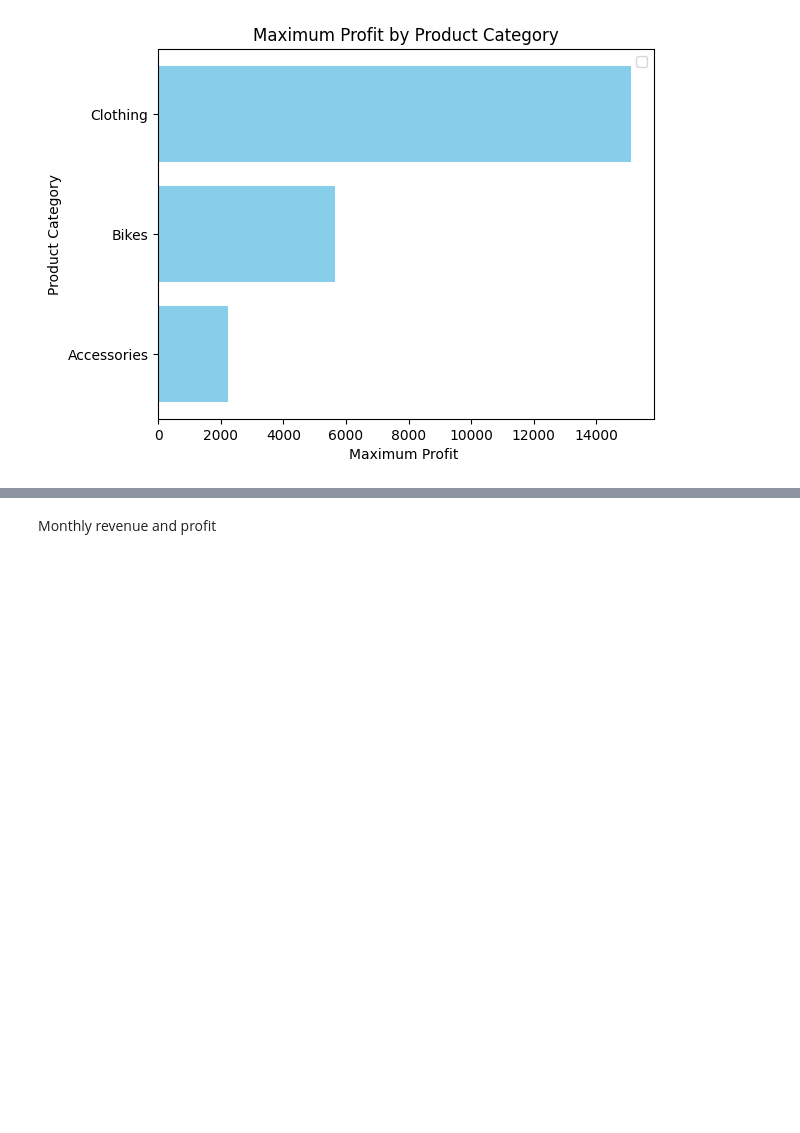
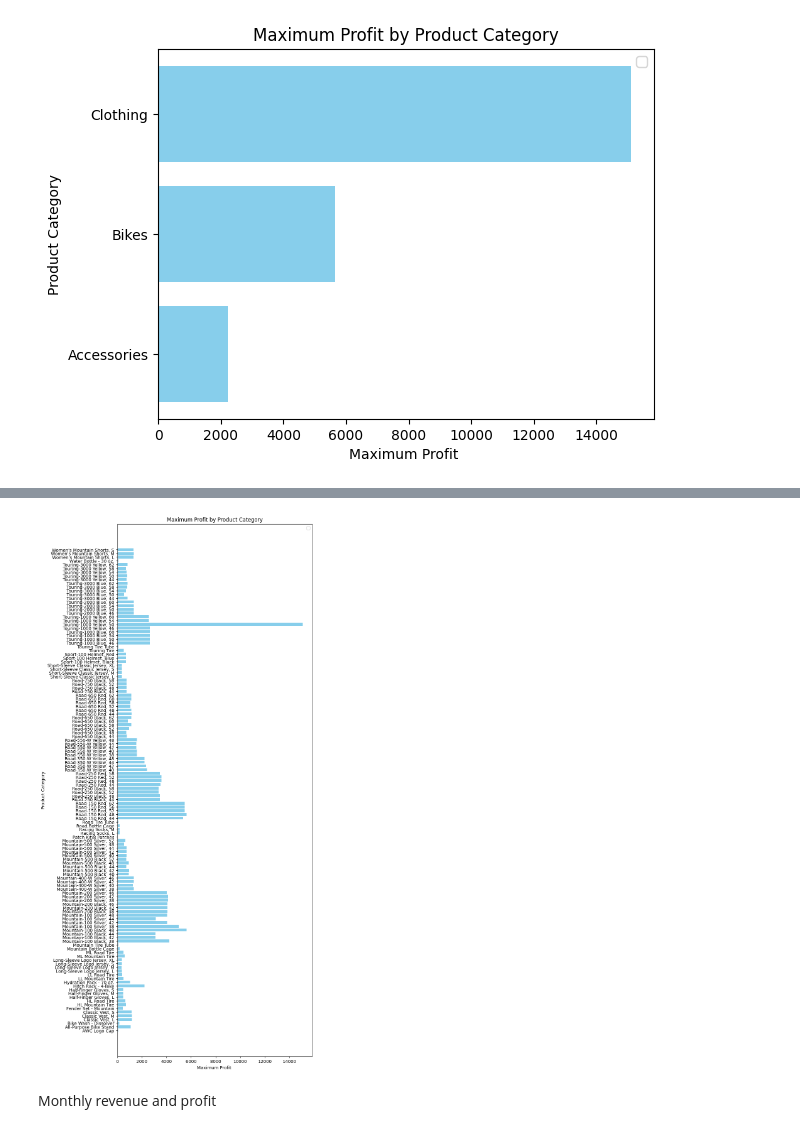
Before and after one commit to shivanswamynathan/EDA_Sales_data, a Jupyter notebook: DS_PROJECT.ipynb, the cells around one changed output, grey strips where cells are left out. Saved outputs shown, nothing was run; the diff lists cells and outputs as text; code cells hidden in the pictures; blank space fills up the shorter version.

```diff
--- a/DS_PROJECT.ipynb
+++ b/DS_PROJECT.ipynb
@@ -248,3 +227,13 @@ Name: Profit, dtype: int64
 Sum of Profit :22948
 sum of min : 37
 [figure]
+# %%
+group_max1 = df.groupby('Product')['Profit'].max()
+plt.figure(figsize=(8,22))
+plt.barh(group_max1.index, group_max1.values, color='skyblue')
+plt.xlabel('Maximum Profit ')
+plt.ylabel('Product Category')
+plt.title('Maximum Profit by Product Category')
+plt.legend()
+plt.show()
+# %% [output]
@@ -251,3 +241,4 @@ sum of min : 37
+[figure, added]
 # %% [markdown]
 Monthly revenue and profit
 # %%
```
Also changed, not shown: parts of 7 cells of this notebook.
